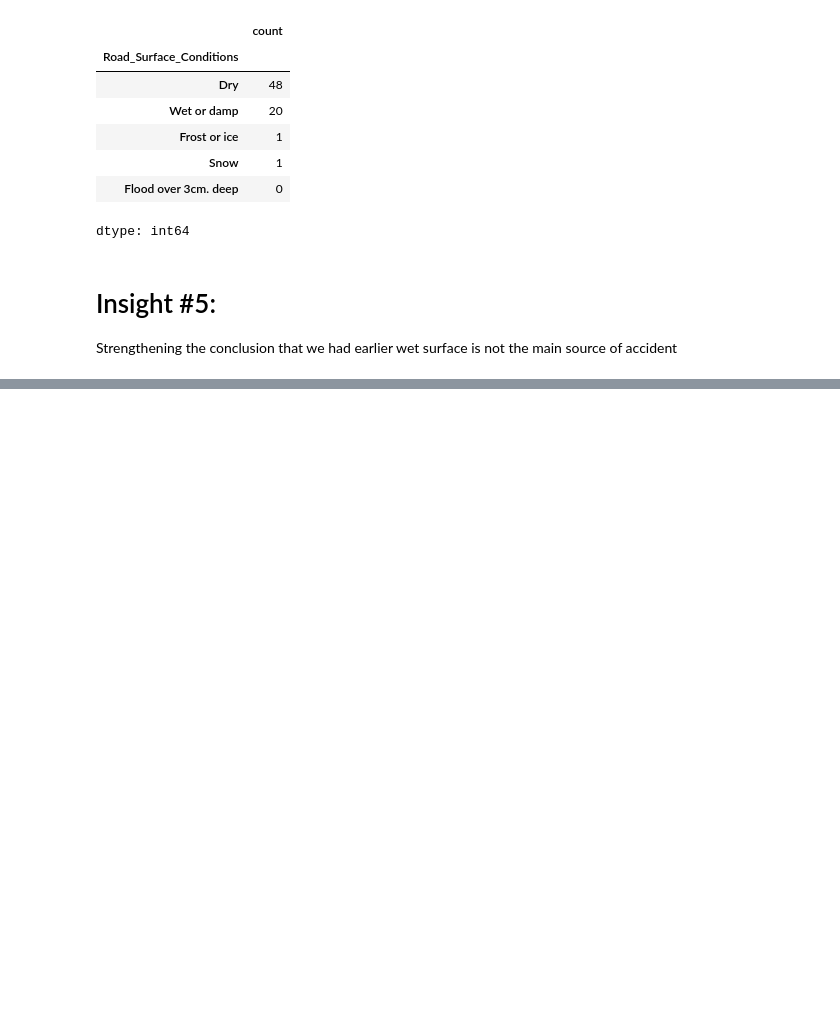
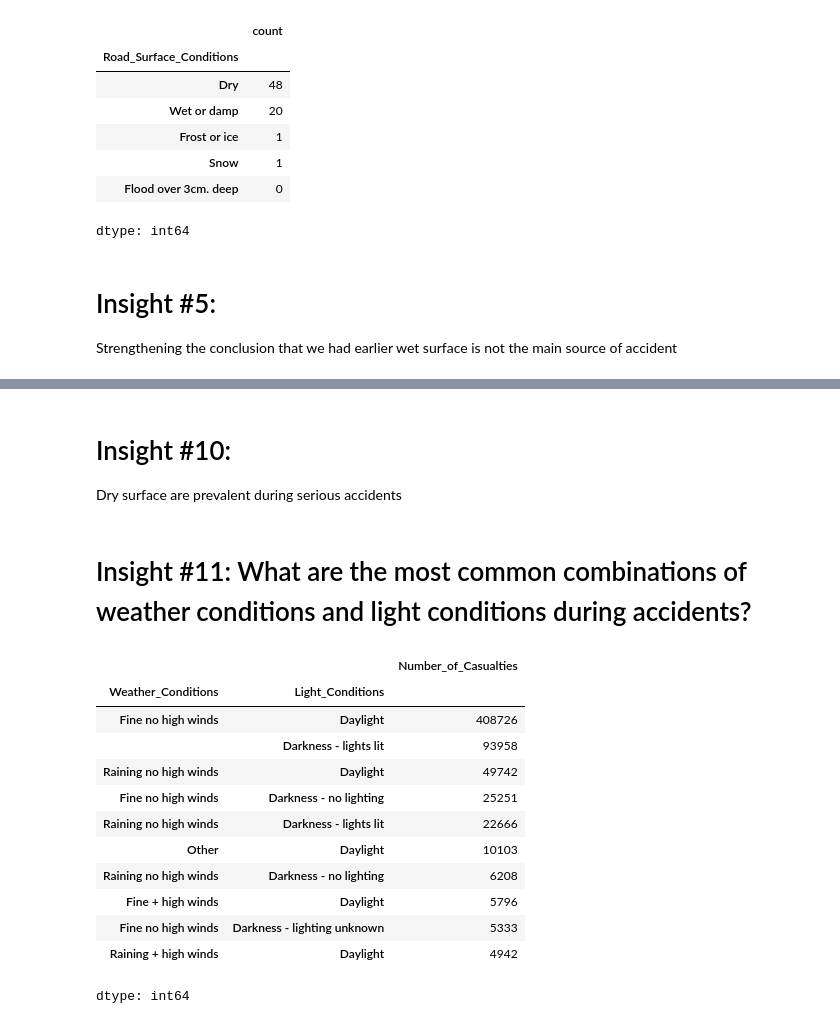
Before and after one commit to kvnwave/ELEC303-DATA-ANALYTICS-AGUILERA, a Jupyter notebook: uk_accident.ipynb, the cells around one changed output, grey strips where cells are left out. Drawn from its saved outputs; the diff is of its cells as text; code cells hidden in the pictures; blank space fills up the shorter version.

```diff
--- a/uk_accident.ipynb
+++ b/uk_accident.ipynb
@@ -552,0 +635,22 @@ dtype: int64
+# %% [markdown]
+<h1>Insight #10:</h1>
+<p>Dry surface are prevalent during serious accidents</h1>
+# %% [markdown]
+<h1>Insight #11: What are the most common combinations of weather conditions and light conditions during accidents?</h1>
+# %%
+weather_and_light = uk.groupby(['Weather_Conditions','Light_Conditions'])['Number_of_Casualties'].count()
+weather_and_light.sort_values(ascending=False).head(n=10)
+# %% [output]
+|  |  | Number_of_Casualties |
+| Weather_Conditions | Light_Conditions |  |
+| Fine no high winds | Daylight | 408726 |
+|  | Darkness - lights lit | 93958 |
+| Raining no high winds | Daylight | 49742 |
+| Fine no high winds | Darkness - no lighting | 25251 |
+| Raining no high winds | Darkness - lights lit | 22666 |
+| Other | Daylight | 10103 |
+| Raining no high winds | Darkness - no lighting | 6208 |
+| Fine + high winds | Daylight | 5796 |
+| Fine no high winds | Darkness - lighting unknown | 5333 |
+| Raining + high winds | Daylight | 4942 |
+dtype: int64
```
Also changed, not shown: parts of 21 cells of this notebook.
